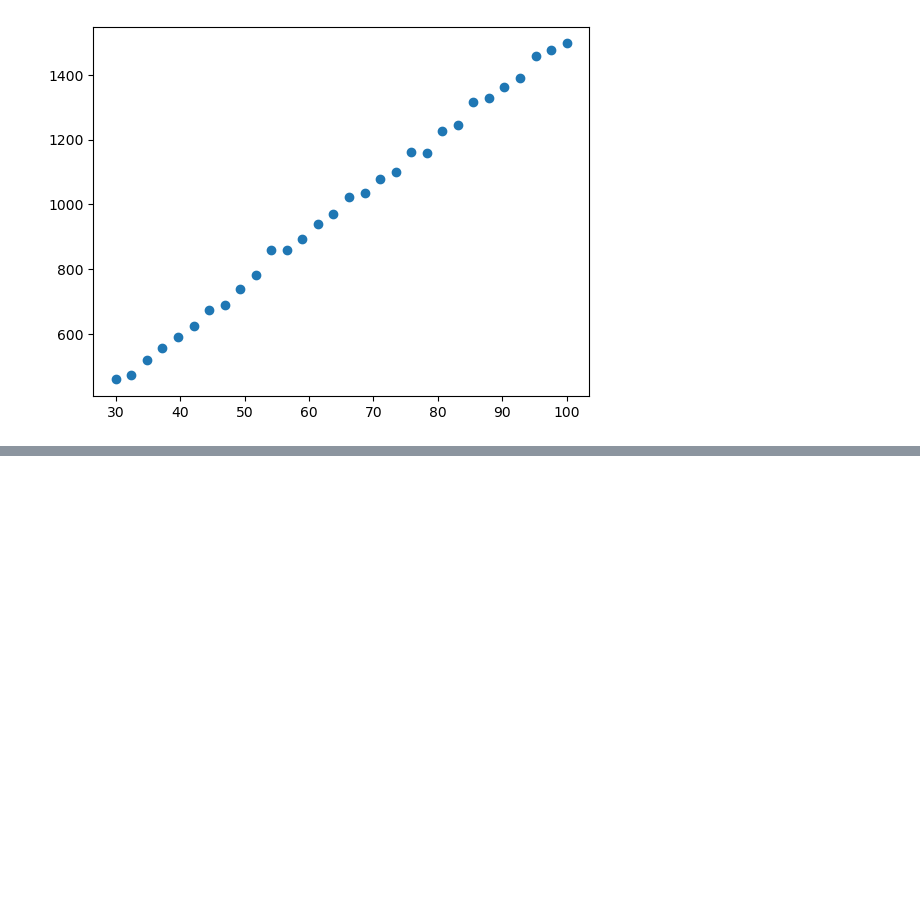
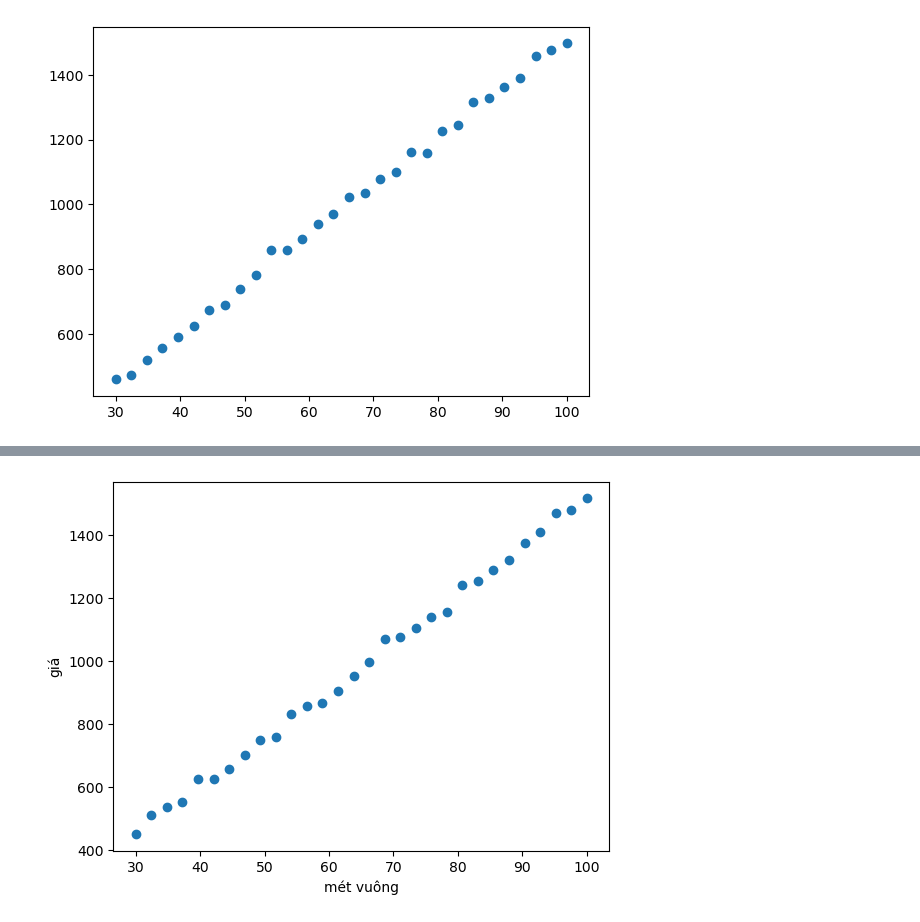
Before and after one commit to khooinguyeen/StudyAI, a Jupyter notebook: Linear Regression/draft.ipynb, the cells around one changed output, grey strips where cells are left out. Saved outputs shown, nothing was run; the diff lists cells and outputs as text; code cells hidden in the pictures; blank space fills up the shorter version.

```diff
--- a/Linear Regression/draft.ipynb
+++ b/Linear Regression/draft.ipynb
@@ -59,0 +67,3 @@ plt.show()
+# %%
+data = pd.read_csv('data_linear.csv').values
+print(data)
@@ -59,0 +93,3 @@ plt.show()
+# %%
+x = data[:, 0].reshape(-1, 1)
+print(x)
@@ -59,0 +114,3 @@ plt.show()
+# %%
+y = data[:, 1].reshape(-1, 1)
+print(y)
@@ -59,0 +135,7 @@ plt.show()
+# %%
+plt.scatter(x, y)
+plt.xlabel('mét vuông')
+plt.ylabel('giá')
+plt.show()
+# %% [output]
+[figure, added]
```
Also changed, not shown: parts of 14 cells of this notebook, 3 other files.
